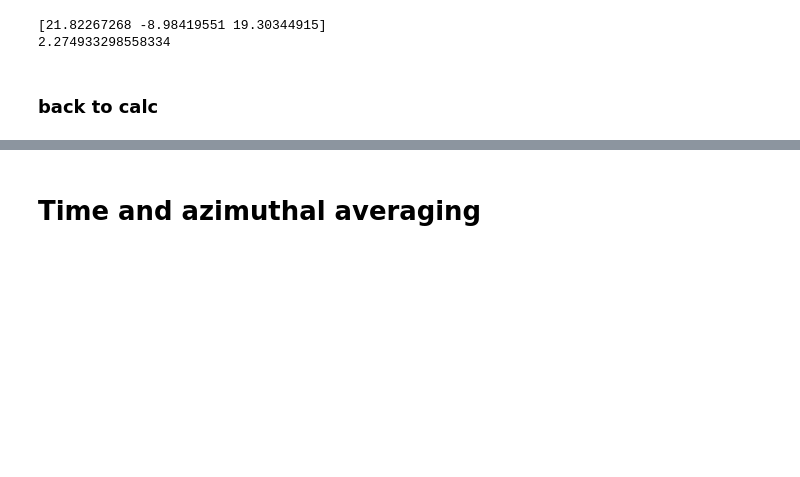
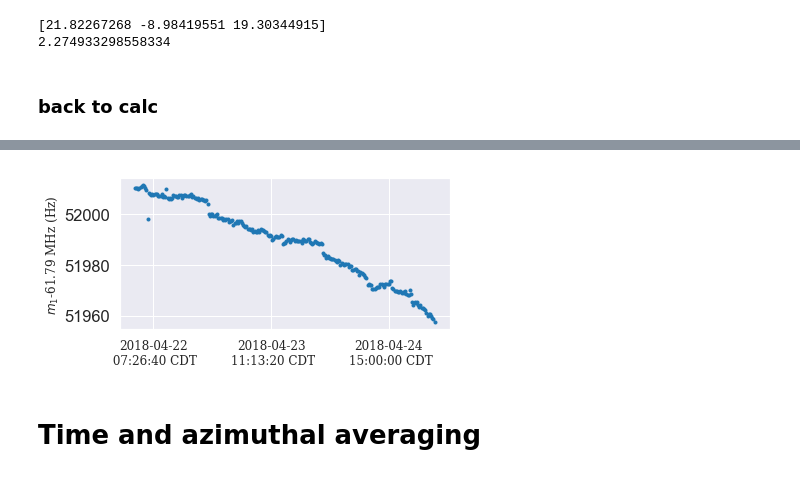
Before and after one commit to aetb/trfp, a Jupyter notebook: 60hr_analysis_NEW.ipynb, the cells around one changed output, grey strips where cells are left out. Cells and saved outputs as stored; diff of their text form; code cells hidden in the pictures; blank space fills up the shorter version.

```diff
--- a/60hr_analysis_NEW.ipynb
+++ b/60hr_analysis_NEW.ipynb
@@ -133,16 +149,26 @@ print_df = azi_avg_df[['m1','m2','m3','m5']].copy()/61.79
-# %%
-plt.plot(print_df.index.values, print_df['m2'], '.')
-# plt.xlim((1528650000, 1529000000))
-# plt.ylim(840,843)
-plt.ylim(-1,1)
-ax = plt.gca()
-fig = plt.gcf()
-
-ax.set_ylabel('n quad (ppm)')
-plt2.plt_unix_time_to_CST(ax)
-
-fig.set_size_inches(12,6)
-fig.tight_layout()
+# %%
+def plt_unix_time_to_CST(ax):
+    ax.locator_params(axis='x', nbins=5)
+    xticks = ax.get_xticks()
+    ax.set_xticklabels([pd.to_datetime(tm, unit='s').tz_localize('UTC').tz_convert('US/Central').strftime('%Y-%m-%d\n %H:%M:%S %Z')
+                        for tm in xticks], rotation=0, fontdict={'size':12, 'family':'serif'})
+
+fig2, ax2 = plt.subplots(1,1)
+
+m = 1
+
+sns.set_style('darkgrid')
+
+ax2.plot(print_df.index.values, print_df['m'+str(m)], '.')
+ax2.set_ylabel('$m_'+str(m)+'$-61.79 MHz (Hz)', fontdict={'size':12, 'family':'serif'})
+plt_unix_time_to_CST(ax2)
+
+fig2.set_size_inches(6,3)
+fig2.tight_layout()
+
+fig2.savefig('60hr_m'+str(m)+'.png', dpi=300)
+# %% [output]
+[figure, added]
 # %% [markdown]
 # Time and azimuthal averaging
 # %% [markdown]
```
Also changed, not shown: parts of 6 cells of this notebook, 2 other files.
